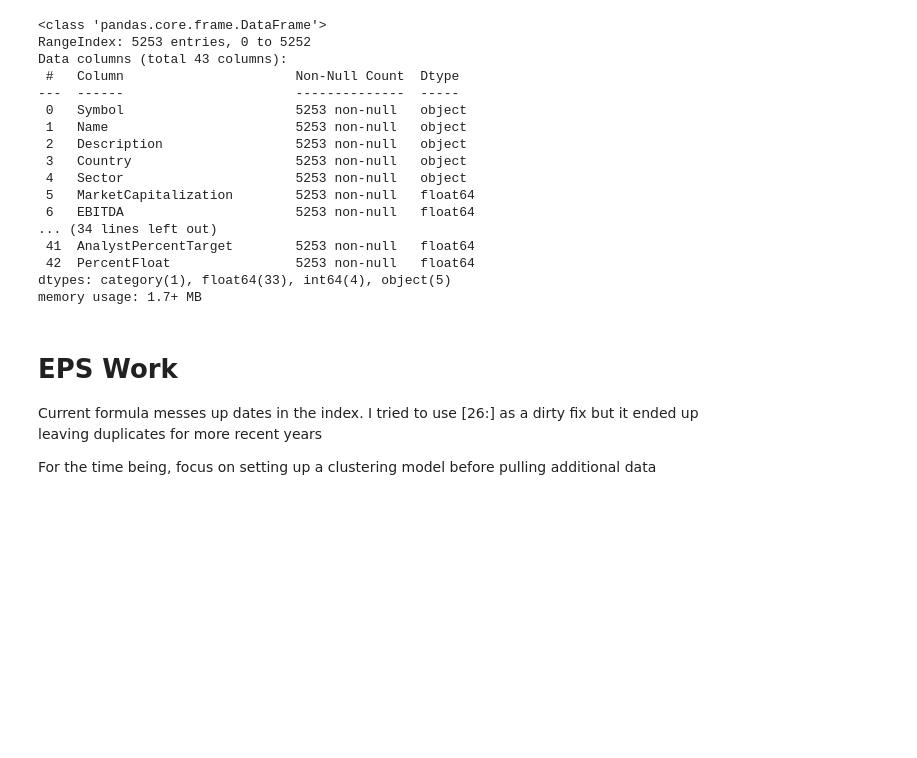
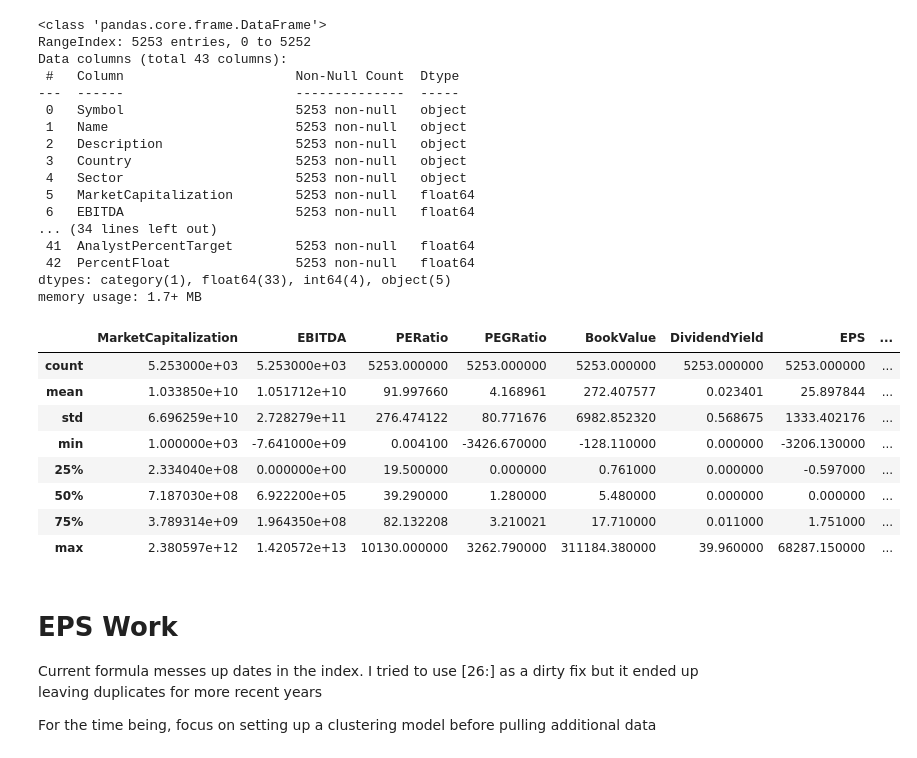
Before and after one commit to AndroTi/Redefining-Benchmarks-Capstone-Project, a Jupyter notebook: Capstone_Project.ipynb, the cells around one changed output. Cells and saved outputs as stored; diff of their text form; code cells hidden in the pictures; blank space fills up the shorter version.

```diff
--- a/Capstone_Project.ipynb
+++ b/Capstone_Project.ipynb
@@ -676,6 +688,18 @@ Data columns (total 43 columns):
  42  PercentFloat                5253 non-null   float64
 dtypes: category(1), float64(33), int64(4), object(5)
 memory usage: 1.7+ MB
+# %%
+base_df.describe()
+# %% [output]
+|  | MarketCapitalization | EBITDA | PERatio | PEGRatio | BookValue | DividendYield | EPS | ... |
+| count | 5.253000e+03 | 5.253000e+03 | 5253.000000 | 5253.000000 | 5253.000000 | 5253.000000 | 5253.000000 | ... |
+| mean | 1.033850e+10 | 1.051712e+10 | 91.997660 | 4.168961 | 272.407577 | 0.023401 | 25.897844 | ... |
+| std | 6.696259e+10 | 2.728279e+11 | 276.474122 | 80.771676 | 6982.852320 | 0.568675 | 1333.402176 | ... |
+| min | 1.000000e+03 | -7.641000e+09 | 0.004100 | -3426.670000 | -128.110000 | 0.000000 | -3206.130000 | ... |
+| 25% | 2.334040e+08 | 0.000000e+00 | 19.500000 | 0.000000 | 0.761000 | 0.000000 | -0.597000 | ... |
+| 50% | 7.187030e+08 | 6.922200e+05 | 39.290000 | 1.280000 | 5.480000 | 0.000000 | 0.000000 | ... |
+| 75% | 3.789314e+09 | 1.964350e+08 | 82.132208 | 3.210021 | 17.710000 | 0.011000 | 1.751000 | ... |
+| max | 2.380597e+12 | 1.420572e+13 | 10130.000000 | 3262.790000 | 311184.380000 | 39.960000 | 68287.150000 | ... |
 # %% [markdown]
 # EPS Work
 
```
Also changed, not shown: parts of 9 cells of this notebook, 1 other file.
